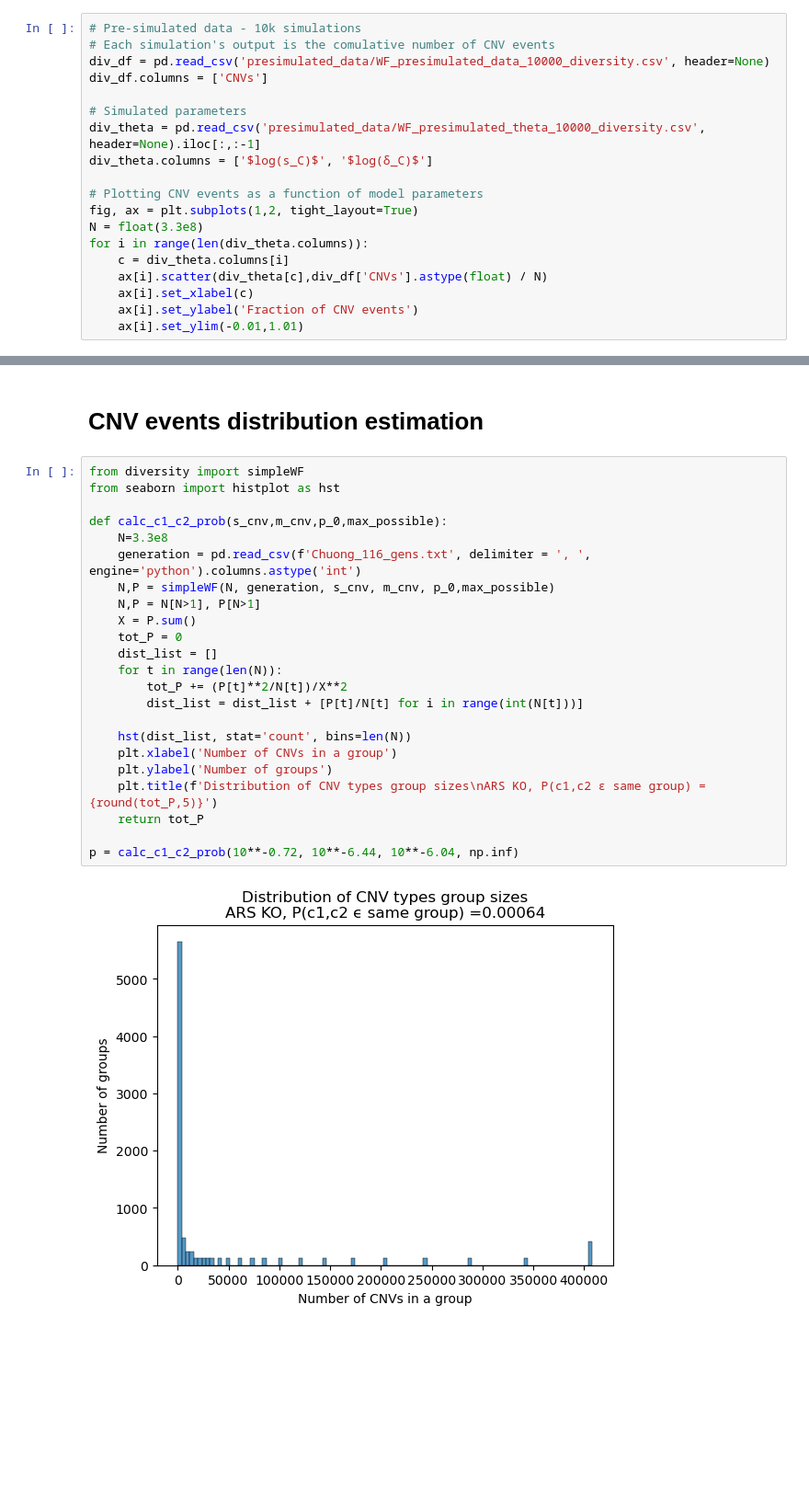
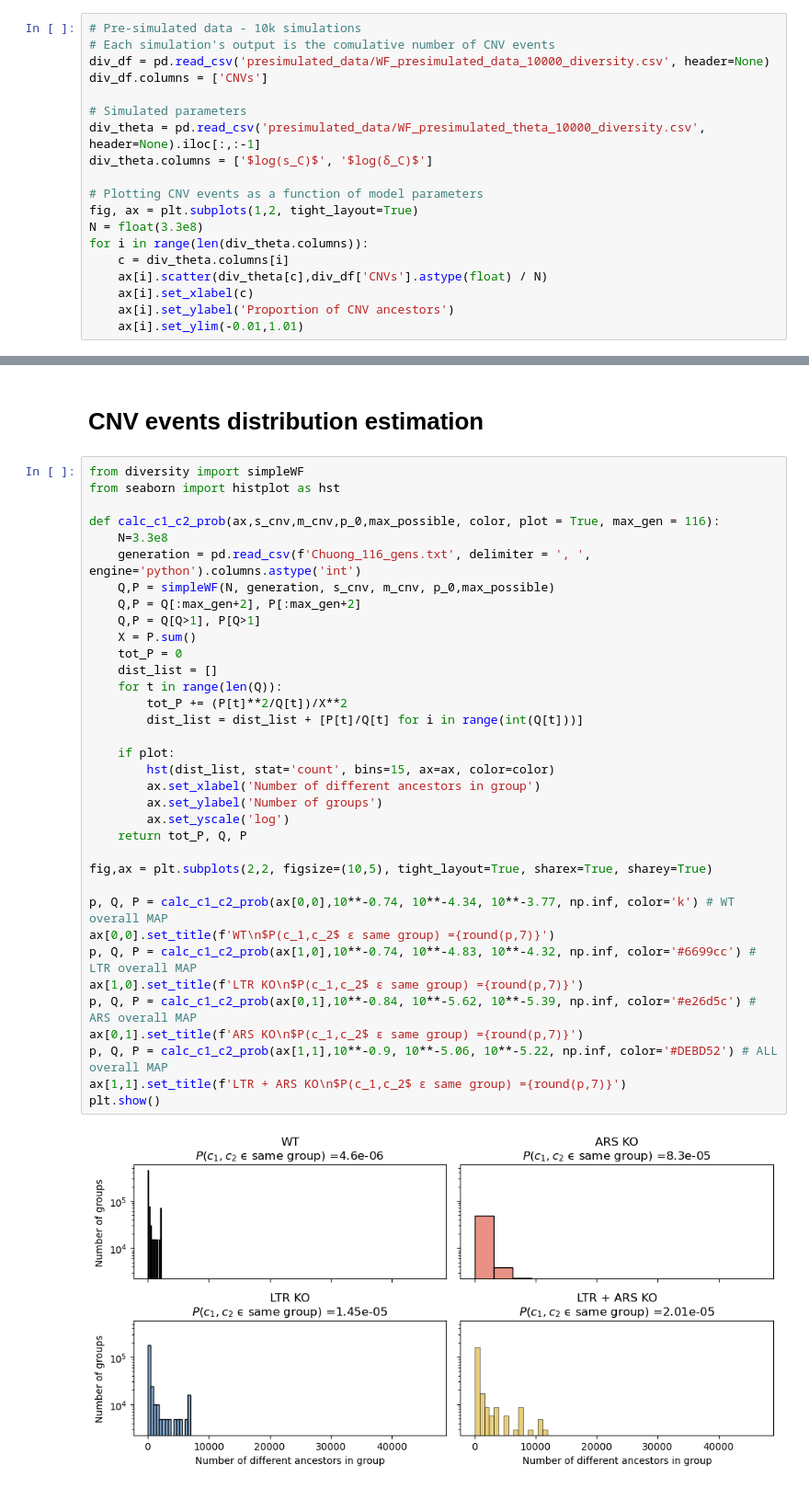
Before and after one commit to yoavram-lab/chuong_et_al, a Jupyter notebook: Diversity.ipynb, the cells around one changed output, grey strips where cells are left out. Shown at 92% size. Drawn from its saved outputs; the diff is of its cells as text; blank space fills up the shorter version.

Commit message:
added Richness plot

```diff
--- a/Diversity.ipynb
+++ b/Diversity.ipynb
@@ -22,6 +22,6 @@ for i in range(len(div_theta.columns)):
     c = div_theta.columns[i]
     ax[i].scatter(div_theta[c],div_df['CNVs'].astype(float) / N)
     ax[i].set_xlabel(c)
-    ax[i].set_ylabel('Fraction of CNV events')
+    ax[i].set_ylabel('Proportion of CNV ancestors')
     ax[i].set_ylim(-0.01,1.01)
 # %% [output]
@@ -50,25 +50,37 @@ Text(0, 0.5, 'Total CNV events')
 # %%
 from diversity import simpleWF
 from seaborn import histplot as hst
 
-def calc_c1_c2_prob(s_cnv,m_cnv,p_0,max_possible):
+def calc_c1_c2_prob(ax,s_cnv,m_cnv,p_0,max_possible, color, plot = True, max_gen = 116):
     N=3.3e8
     generation = pd.read_csv(f'Chuong_116_gens.txt', delimiter = ', ', engine='python').columns.astype('int')
-    N,P = simpleWF(N, generation, s_cnv, m_cnv, p_0,max_possible)
-    N,P = N[N>1], P[N>1]
+    Q,P = simpleWF(N, generation, s_cnv, m_cnv, p_0,max_possible)
+    Q,P = Q[:max_gen+2], P[:max_gen+2]
+    Q,P = Q[Q>1], P[Q>1]
     X = P.sum()
     tot_P = 0
     dist_list = []
-    for t in range(len(N)):
-        tot_P += (P[t]**2/N[t])/X**2
-        dist_list = dist_list + [P[t]/N[t] for i in range(int(N[t]))]
+    for t in range(len(Q)):
+        tot_P += (P[t]**2/Q[t])/X**2
+        dist_list = dist_list + [P[t]/Q[t] for i in range(int(Q[t]))]
 
-    hst(dist_list, stat='count', bins=len(N))
-    plt.xlabel('Number of CNVs in a group')
-    plt.ylabel('Number of groups')
-    plt.title(f'Distribution of CNV types group sizes\nARS KO, P(c1,c2 ϵ same group) ={round(tot_P,5)}')
-    return tot_P
+    if plot:
+        hst(dist_list, stat='count', bins=15, ax=ax, color=color)
+        ax.set_xlabel('Number of different ancestors in group')
+        ax.set_ylabel('Number of groups')
+        ax.set_yscale('log')
+    return tot_P, Q, P
 
-p = calc_c1_c2_prob(10**-0.72, 10**-6.44, 10**-6.04, np.inf)
+fig,ax = plt.subplots(2,2, figsize=(10,5), tight_layout=True, sharex=True, sharey=True)
+
+p, Q, P = calc_c1_c2_prob(ax[0,0],10**-0.74, 10**-4.34, 10**-3.77, np.inf, color='k') # WT overall MAP
+ax[0,0].set_title(f'WT\n$P(c_1,c_2$ ϵ same group) ={round(p,7)}')
+p, Q, P = calc_c1_c2_prob(ax[1,0],10**-0.74, 10**-4.83, 10**-4.32, np.inf, color='#6699cc') # LTR overall MAP
+ax[1,0].set_title(f'LTR KO\n$P(c_1,c_2$ ϵ same group) ={round(p,7)}')
+p, Q, P = calc_c1_c2_prob(ax[0,1],10**-0.84, 10**-5.62, 10**-5.39, np.inf, color='#e26d5c') # ARS overall MAP
+ax[0,1].set_title(f'ARS KO\n$P(c_1,c_2$ ϵ same group) ={round(p,7)}')
+p, Q, P = calc_c1_c2_prob(ax[1,1],10**-0.9, 10**-5.06, 10**-5.22, np.inf, color='#DEBD52') # ALL overall MAP
+ax[1,1].set_title(f'LTR + ARS KO\n$P(c_1,c_2$ ϵ same group) ={round(p,7)}')
+plt.show()
 # %% [output]
-[figure, old version]
+[figure, new version]
```
Also changed, not shown: parts of 4 cells of this notebook.
